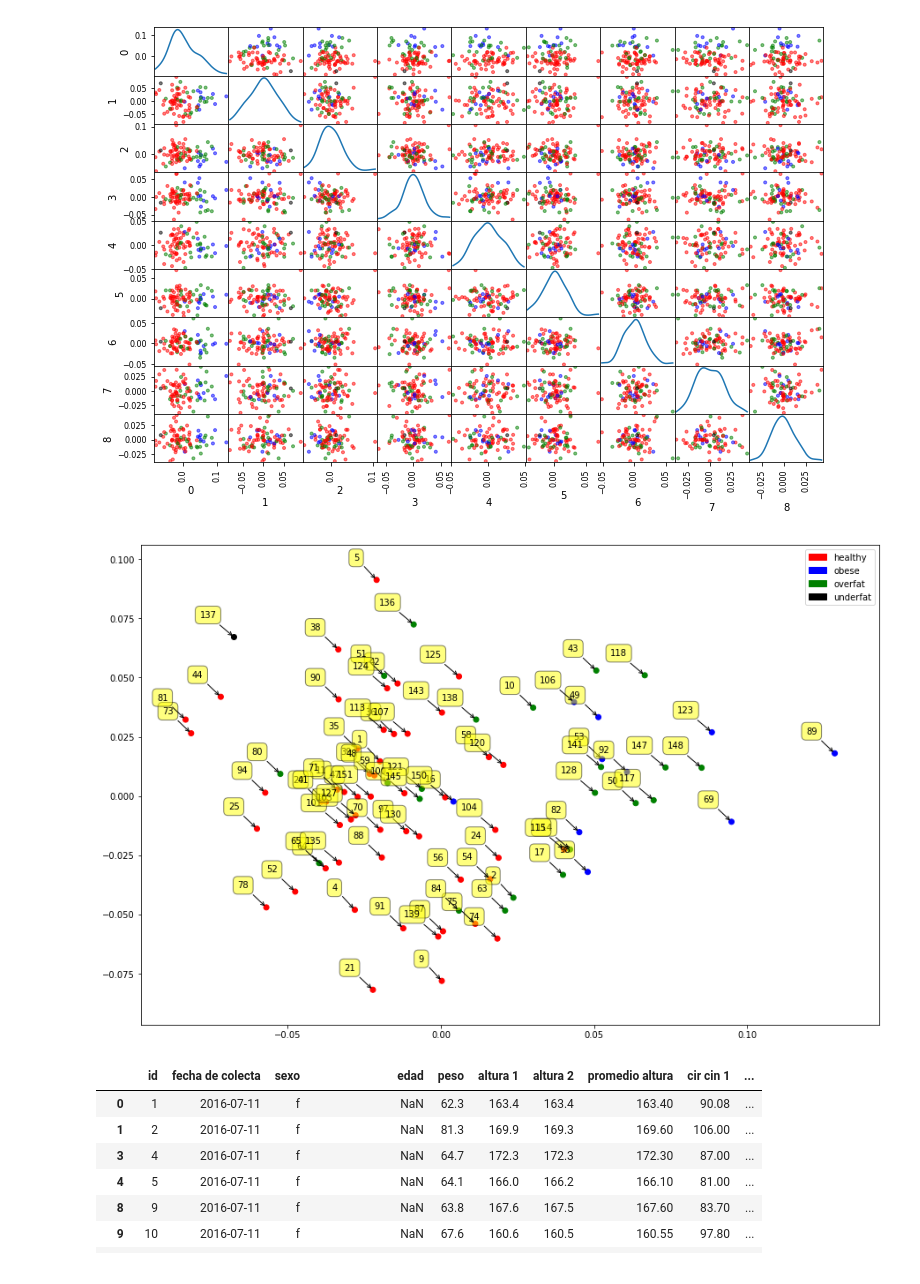
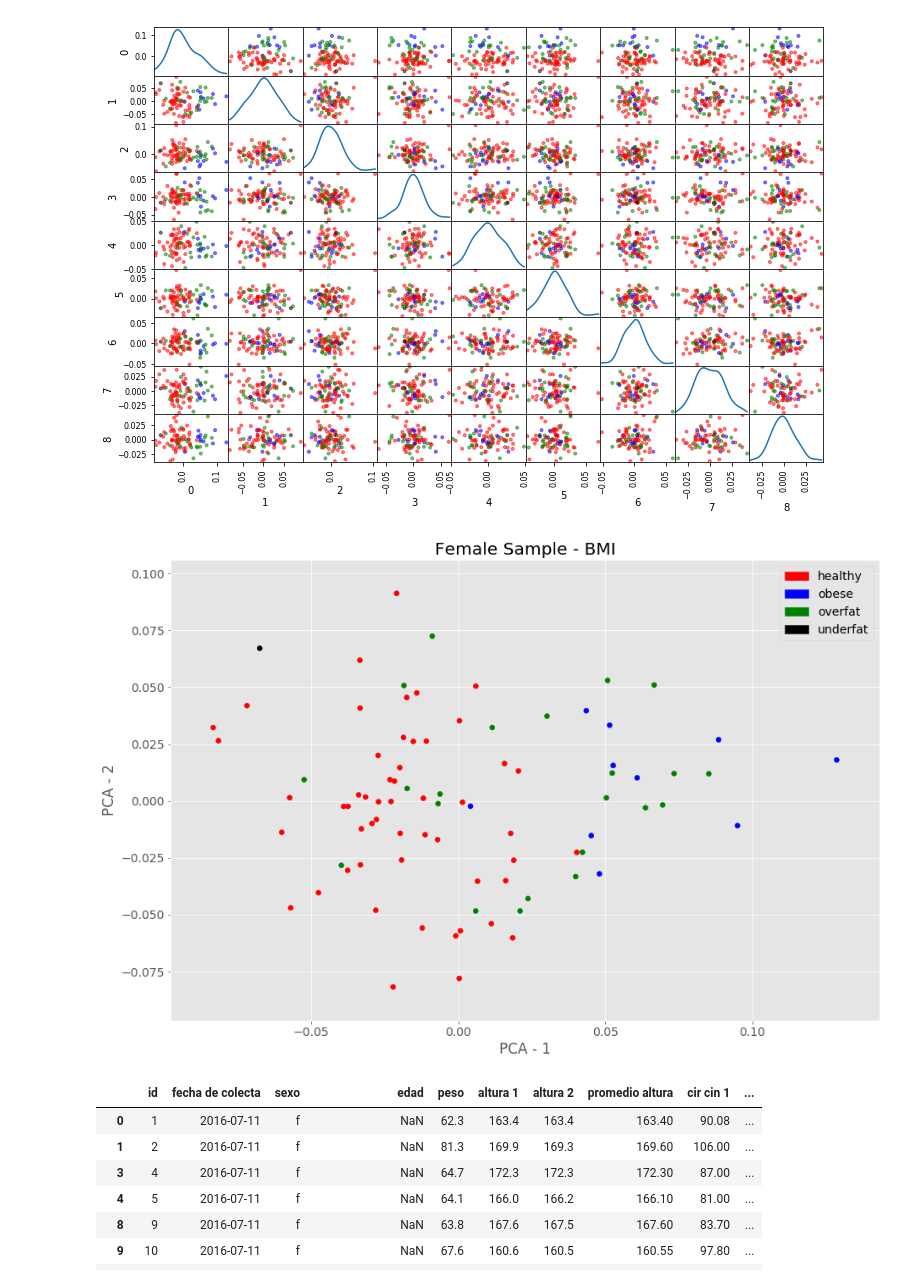
Before and after one commit to pablo1n7/pymesh-torsos-landmarks, a Jupyter notebook: pca_mujeres.ipynb, the cells around one changed output. Drawn from its saved outputs; the diff is of its cells as text; code cells hidden in the pictures.

```diff
--- a/pca_mujeres.ipynb
+++ b/pca_mujeres.ipynb
@@ -73,30 +73,38 @@ del data,color_wheel
 # %% [output]
 [figure]
 # %%
+plt.style.use('ggplot')
+font = {'family' : 'normal',
+        'weight' : 'normal',
+        'size'   : 14}
+
+plt.rc('font', **font)
 plt.rcParams["figure.figsize"] = [15,10]
 fig = plt.figure()
 ax = fig.add_subplot(111)
 ax.scatter(x_out_total[:,0],x_out_total[:,1],c=colors,marker="o")
 
 red_patch = mpatches.Patch(color='red', label='healthy')
 green_patch = mpatches.Patch(color='green', label='overfat')
 blue_patch = mpatches.Patch(color='blue', label='obese')
 black_patch = mpatches.Patch(color='black', label='underfat')
 plt.legend(handles=[red_patch,blue_patch,green_patch,black_patch])
 
-for label, x, y in zip(np.array(sorted(ids)), x_out_total[:,0], x_out_total[:,1]):
-    plt.annotate(
-        label,
-        xy=(x, y), xytext=(-20, 20),
-        textcoords='offset points', ha='right', va='bottom',
-        bbox=dict(boxstyle='round,pad=0.5', fc='yellow', alpha=0.5),
-        arrowprops=dict(arrowstyle = '->', connectionstyle='arc3,rad=0'))
+# for label, x, y in zip(np.array(sorted(ids)), x_out_total[:,0], x_out_total[:,1]):
+#     plt.annotate(
+#         label,
+#         xy=(x, y), xytext=(-20, 20),
+#         textcoords='offset points', ha='right', va='bottom',
+#         bbox=dict(boxstyle='round,pad=0.5', fc='yellow', alpha=0.5),
+#         arrowprops=dict(arrowstyle = '->', connectionstyle='arc3,rad=0'))
 
 plt.legend(loc='best')
-
+plt.title("Female Sample - BMI")
+ax.set_xlabel("PCA - 1")
+ax.set_ylabel("PCA - 2")
 plt.show()
 # %% [output]
-[figure, old version]
+[figure, new version]
 # %%
 data_planillas
 # %% [output]
```
Also changed, not shown: parts of 9 cells of this notebook, 12 other files.
